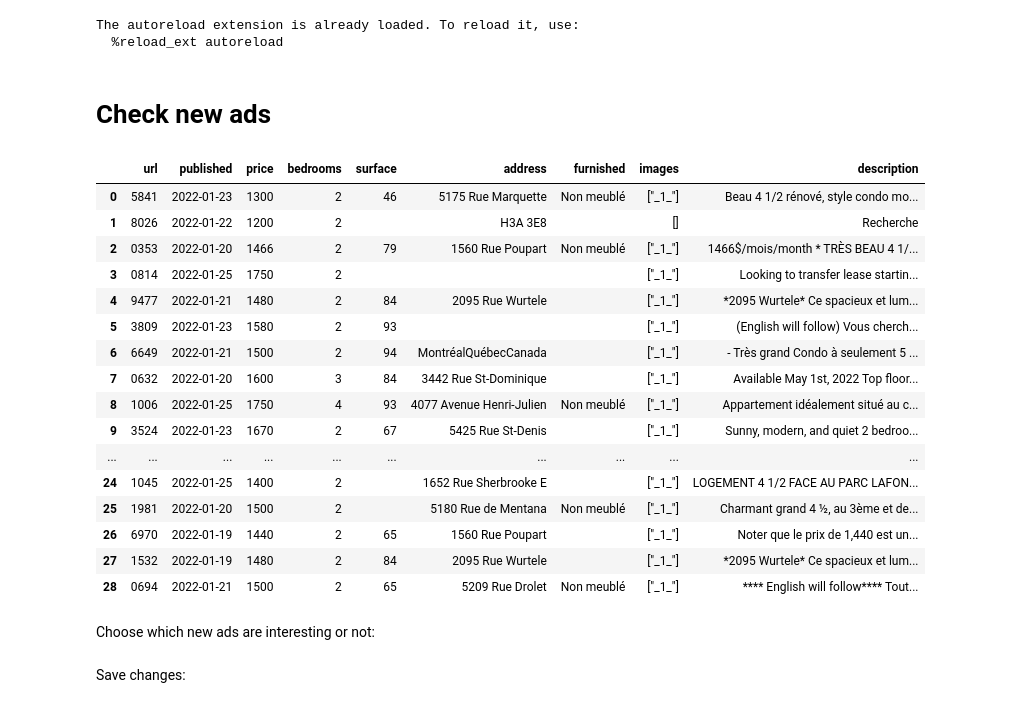
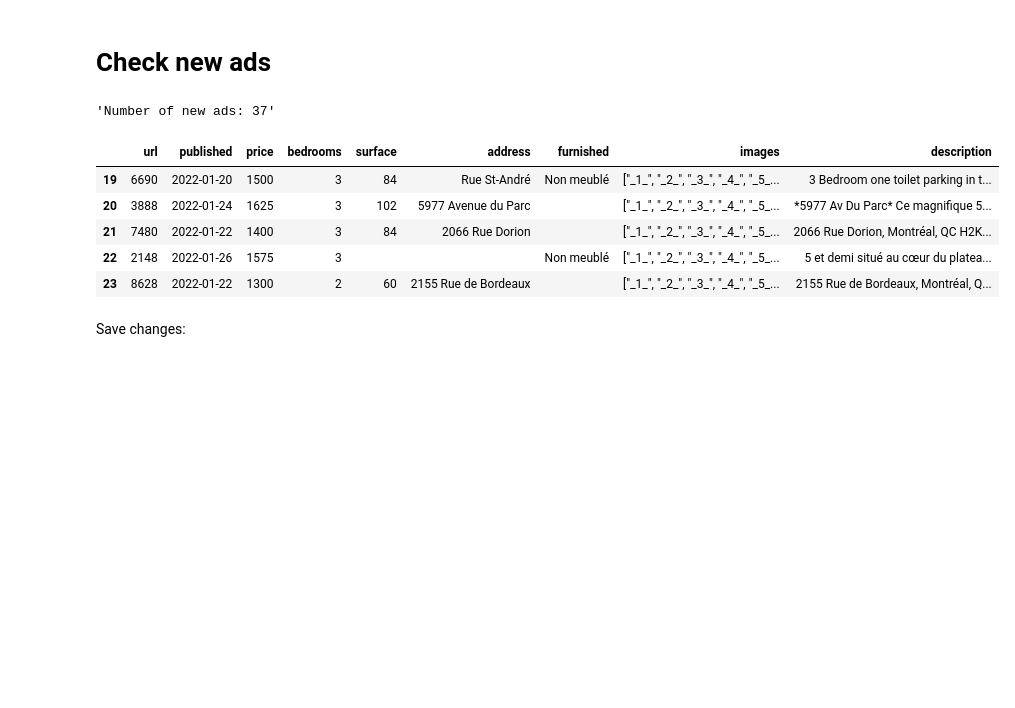
Before and after one commit to aduverger/flatfindr, a Jupyter notebook: notebooks/dashboard.ipynb, the cells around one changed output. Cells and saved outputs as stored; diff of their text form; code cells hidden in the pictures; blank space fills up the shorter version.

```diff
--- a/notebooks/dashboard.ipynb
+++ b/notebooks/dashboard.ipynb
@@ -5,41 +5,46 @@ from flatfindr.utils import *
 %load_ext autoreload
 %autoreload 2
 
+# Import DB
 db_path = os.path.join(
             os.path.dirname(os.getcwd()),
             "raw_data/db.json",
         )
 with open(db_path, 'r') as db_file:
     df = pd.read_json(db_file, orient='split')
+
+# Remove swap-like ads
+df = df[df.description.apply(
+        lambda cell: not any(swap in cell
+                         for swap in ('swap', 'transfer', 'échange', 'exchange')
+                         )
+        )]
-# %% [output]
-The autoreload extension is already loaded. To reload it, use:
-  %reload_ext autoreload
 # %% [markdown]
 # Check new ads
+# %%
+# Check how many new ads there are
+f"Number of new ads: {df[df.state == 'new'].shape[0]}"
+# %% [output]
+'Number of new ads: 37'
 # %%
-df_show = df[df.state == 'new'].drop(columns=['state'])
+interested = [16]
+not_interested = [13, 14, 17, 18]
+
+for idx in interested:
+    df.loc[idx, 'state'] = 'I'
+for idx in not_interested:
+    df.loc[idx, 'state'] = 'NI'
+
+df_show = df[df.state == 'new'].drop(columns=['state']).head()
 df_show.style.format({
     'url': make_url_clickable,
     'images': make_img_clickable,
     'address': make_address_clickable
     })
 # %% [output]
 |  | url | published | price | bedrooms | surface | address | furnished | images | description |
-| 0 | 5841 | 2022-01-23 | 1300 | 2 | 46 | 5175 Rue Marquette | Non meublé | ["_1_"] | Beau 4 1/2 rénové, style condo mo... |
-| 1 | 8026 | 2022-01-22 | 1200 | 2 |  | H3A 3E8 |  | [] | Recherche |
-| 2 | 0353 | 2022-01-20 | 1466 | 2 | 79 | 1560 Rue Poupart | Non meublé | ["_1_"] | 1466$/mois/month * TRÈS BEAU 4 1/... |
-| 3 | 0814 | 2022-01-25 | 1750 | 2 |  |  |  | ["_1_"] | Looking to transfer lease startin... |
-| 4 | 9477 | 2022-01-21 | 1480 | 2 | 84 | 2095 Rue Wurtele |  | ["_1_"] | *2095 Wurtele* Ce spacieux et lum... |
-| 5 | 3809 | 2022-01-23 | 1580 | 2 | 93 |  |  | ["_1_"] | (English will follow) Vous cherch... |
-| 6 | 6649 | 2022-01-21 | 1500 | 2 | 94 | MontréalQuébecCanada |  | ["_1_"] | - Très grand Condo à seulement 5 ... |
-| 7 | 0632 | 2022-01-20 | 1600 | 3 | 84 | 3442 Rue St-Dominique |  | ["_1_"] | Available May 1st, 2022 Top floor... |
-| 8 | 1006 | 2022-01-25 | 1750 | 4 | 93 | 4077 Avenue Henri-Julien | Non meublé | ["_1_"] | Appartement idéalement situé au c... |
-| 9 | 3524 | 2022-01-23 | 1670 | 2 | 67 | 5425 Rue St-Denis |  | ["_1_"] | Sunny, modern, and quiet 2 bedroo... |
-| ... | ... | ... | ... | ... | ... | ... | ... | ... | ... |
-| 24 | 1045 | 2022-01-25 | 1400 | 2 |  | 1652 Rue Sherbrooke E |  | ["_1_"] | LOGEMENT 4 1/2 FACE AU PARC LAFON... |
-| 25 | 1981 | 2022-01-20 | 1500 | 2 |  | 5180 Rue de Mentana | Non meublé | ["_1_"] | Charmant grand 4 ½, au 3ème et de... |
-| 26 | 6970 | 2022-01-19 | 1440 | 2 | 65 | 1560 Rue Poupart |  | ["_1_"] | Noter que le prix de 1,440 est un... |
-| 27 | 1532 | 2022-01-19 | 1480 | 2 | 84 | 2095 Rue Wurtele |  | ["_1_"] | *2095 Wurtele* Ce spacieux et lum... |
-| 28 | 0694 | 2022-01-21 | 1500 | 2 | 65 | 5209 Rue Drolet | Non meublé | ["_1_"] | **** English will follow**** Tout... |
+| 19 | 6690 | 2022-01-20 | 1500 | 3 | 84 | Rue St-André | Non meublé | ["_1_", "_2_", "_3_", "_4_", "_5_... | 3 Bedroom one toilet parking in t... |
+| 20 | 3888 | 2022-01-24 | 1625 | 3 | 102 | 5977 Avenue du Parc |  | ["_1_", "_2_", "_3_", "_4_", "_5_... | *5977 Av Du Parc* Ce magnifique 5... |
+| 21 | 7480 | 2022-01-22 | 1400 | 3 | 84 | 2066 Rue Dorion |  | ["_1_", "_2_", "_3_", "_4_", "_5_... | 2066 Rue Dorion, Montréal, QC H2K... |
+| 22 | 2148 | 2022-01-26 | 1575 | 3 |  |  | Non meublé | ["_1_", "_2_", "_3_", "_4_", "_5_... | 5 et demi situé au cœur du platea... |
+| 23 | 8628 | 2022-01-22 | 1300 | 2 | 60 | 2155 Rue de Bordeaux |  | ["_1_", "_2_", "_3_", "_4_", "_5_... | 2155 Rue de Bordeaux, Montréal, Q... |
-# %% [markdown]
-Choose which new ads are interesting or not:
```
Also changed, not shown: parts of 3 cells of this notebook, 2 other files.
